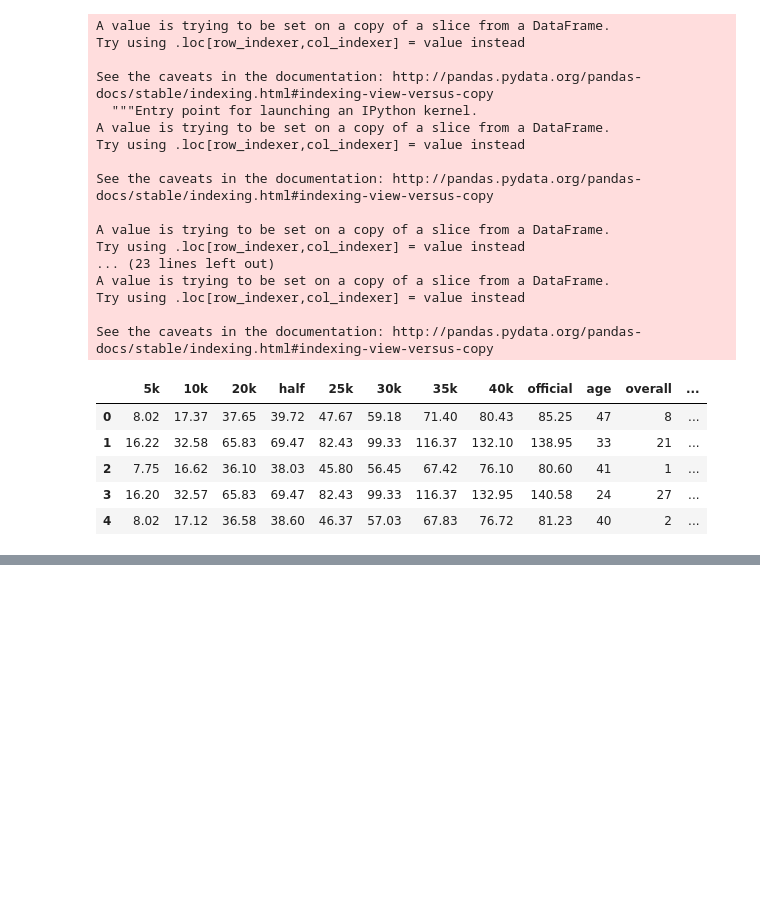
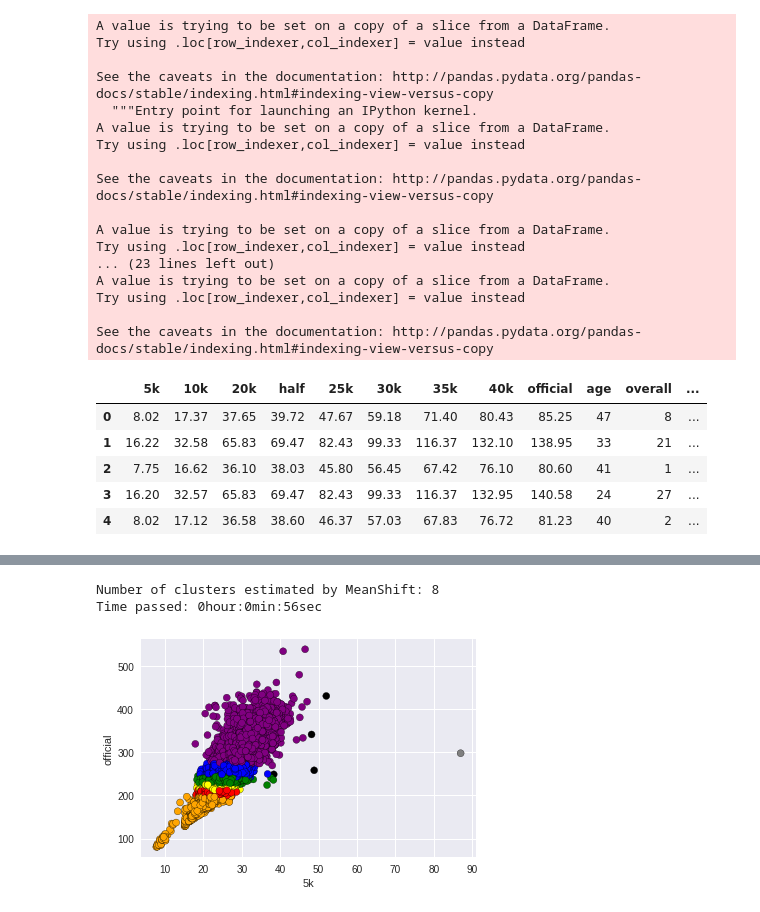
Before and after one commit to gurkpet/Thinkful-Lessons, a Jupyter notebook: Thinkful 4.2/BostonMarathon2.0.ipynb, the cells around one changed output, grey strips where cells are left out. Cells and saved outputs as stored; diff of their text form; code cells hidden in the pictures; blank space fills up the shorter version.

```diff
--- a/Thinkful 4.2/BostonMarathon2.0.ipynb
+++ b/Thinkful 4.2/BostonMarathon2.0.ipynb
@@ -190,0 +183,6 @@ plt.show()
+# %%
+chcktwo(MMdf2, '5k', 'official', df2)
+# %% [output]
+Number of clusters estimated by MeanShift: 8
+Time passed: 0hour:0min:56sec
+[figure, added]
```
Also changed, not shown: parts of 19 cells of this notebook.
